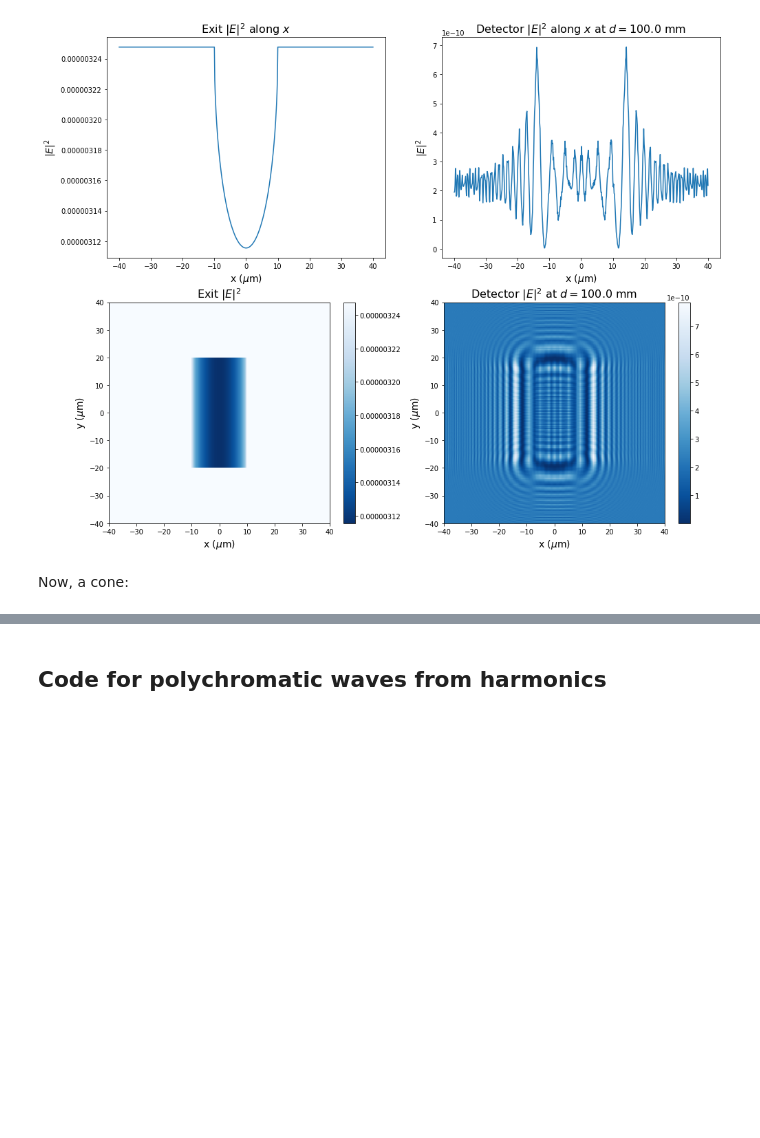
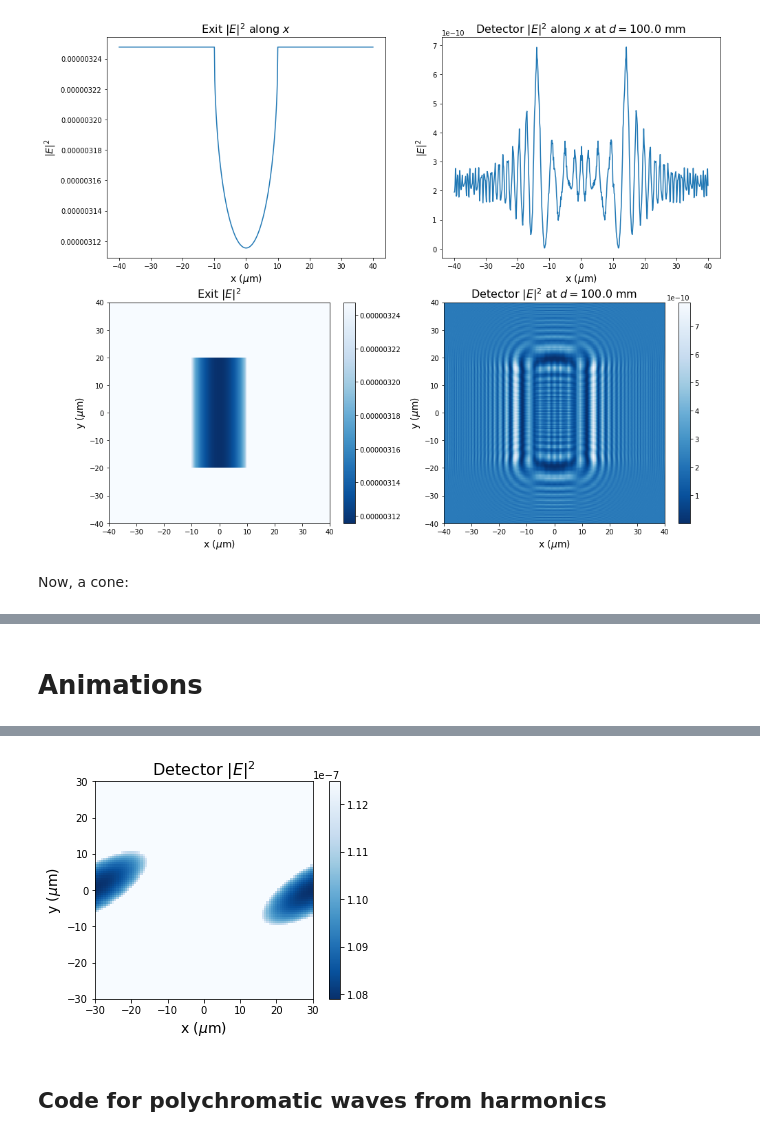
Before and after one commit to MSenani/X-Ray-Image-Reconstruction, a Jupyter notebook: Sphere_Reconstruction.ipynb, the cells around one changed output, grey strips where cells are left out. Drawn from its saved outputs; the diff is of its cells as text; code cells hidden in the pictures; blank space fills up the shorter version.

```diff
--- a/Sphere_Reconstruction.ipynb
+++ b/Sphere_Reconstruction.ipynb
@@ -537,0 +657,74 @@ plt.show()
+# %% [markdown]
+# Animations
+# %%
+import matplotlib.animation as animation
+
+## Physical parameters
+eV2J   = 1.60217662e-19      # [J/eV]
+radius = 10e-6               # [m]: sphere radius
+args   = {'r': radius}
+zlim   = [0.,100e-3]         # [m]: limits of camera z-distance from far edge of sphere
+frames = 100
+Lx     = 60e-6               # [m]: image field x-length
+Ly     = 60e-6               # [m]: image field y-length
+E0     = 5928.44775          # [eV]: monochromatic beam energy
+delta = 1.51026588e-05       # delta for n-Heptane from CXRO
+beta  = 3.45463604e-08       # beta for n-Heptane from CXRO
+
+## Discretization parameters
+nbins_x  = 100             # Number of x bins
+nbins_y  = 100             # Number of y bins
+dx       = Lx/nbins_x      # Spacing between x grid-points
+dy       = Ly/nbins_y      # Spacing between y grid-points
+dz       = zlim[1] - zlim[0] / frames
+
+## Generate the post-attenuation wave:
+attenuated_wave = attenuation_pw(t_func = SphericalThickness, shape_args = args, z0 = -radius,
+                                 E = E0*eV2J, delta = delta, beta = beta,
+                                 Lx = Lx, Ly = Ly, nbins_x = nbins_x, nbins_y = nbins_y, norm = True)
+delta_N2 = 7.2633e-9
+beta_N2  = 3.5494e-11
+
+## Propagate the post-attenuation wave to the detector
+propagated_wave = propagate(wave = attenuated_wave, E = E0*eV2J, d = zlim[0], norm = True)
+
+## Attenuate the background region assuming nitrogen
+propagated_wave = attenuate_background(wave = propagated_wave, t_func = SphericalThickness, shape_args = args, D = args['r'] + zlim[0],
+                                       E = E0*eV2J, delta = delta_N2, beta = beta_N2,
+                                       Lx = Lx, Ly = Ly, nbins_x = nbins_x, nbins_y = nbins_y, norm = True)
+
+
+dim = propagated_wave.shape
+x = np.linspace(-nbins_x/2, nbins_x/2, dim[0]) * dx * 1e6
+y = np.linspace(-nbins_y/2, nbins_y/2, dim[1]) * dy * 1e6
+z = abs(propagated_wave) ** 2
+
+fig = plt.figure()
+
+ax = fig.add_subplot(111, aspect = 'equal')
+quad = ax.pcolormesh(x, y, z, cmap = 'Blues_r')
+ax.set_xlabel('x ($\mu$m)', fontsize = 14)
+ax.set_ylabel('y ($\mu$m)', fontsize = 14)
+ax.set_title('Detector $|E|^2$', fontsize = 16)
+fig.colorbar(quad, ax = ax)
+
+
+def init():
+    quad.set_array([])
+    return quad
+
+def animate(iter):
+    z = propagate(wave = attenuated_wave, E = E0*eV2J, d = zlim[0] + iter*dz, norm = True)
+    z = attenuate_background(wave = z, t_func = SphericalThickness, shape_args = args, D = args['r'] + zlim[0] + iter*dz,
+                             E = E0*eV2J, delta = delta_N2, beta = beta_N2,
+                             Lx = Lx, Ly = Ly, nbins_x = nbins_x, nbins_y = nbins_y, norm = True)
+    z = abs(z) ** 2
+    quad.set_array(z.ravel())
+    return quad
+
+anim = animation.FuncAnimation(fig, animate, frames=frames, interval=frames, blit=False, repeat=False)
+
+from IPython.display import HTML
+
+HTML(anim.to_html5_video())    # Shows the animation inline
+# %% [output]
@@ -538,3 +732,4 @@ plt.show()
+[figure, added]
 # %% [markdown]
 ## Code for polychromatic waves from harmonics
 # %%
```
Also changed, not shown: parts of 10 cells of this notebook.
